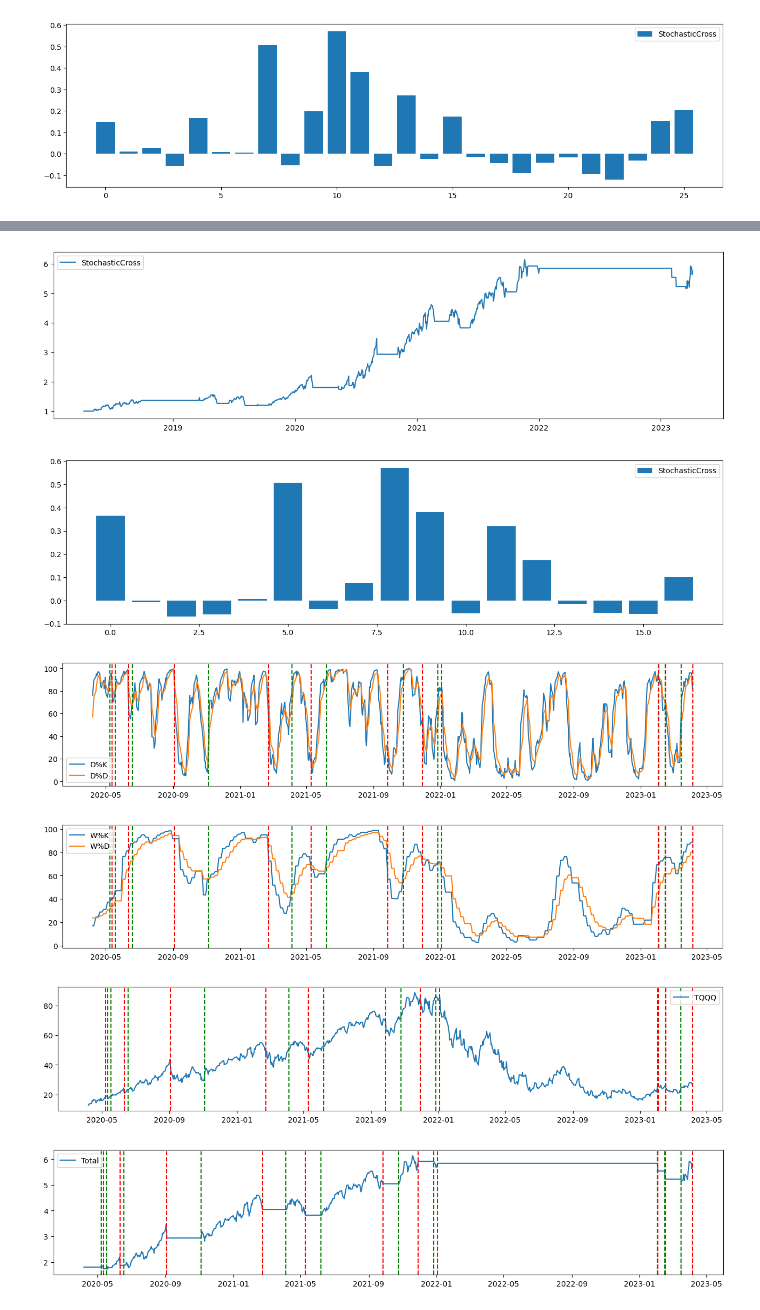
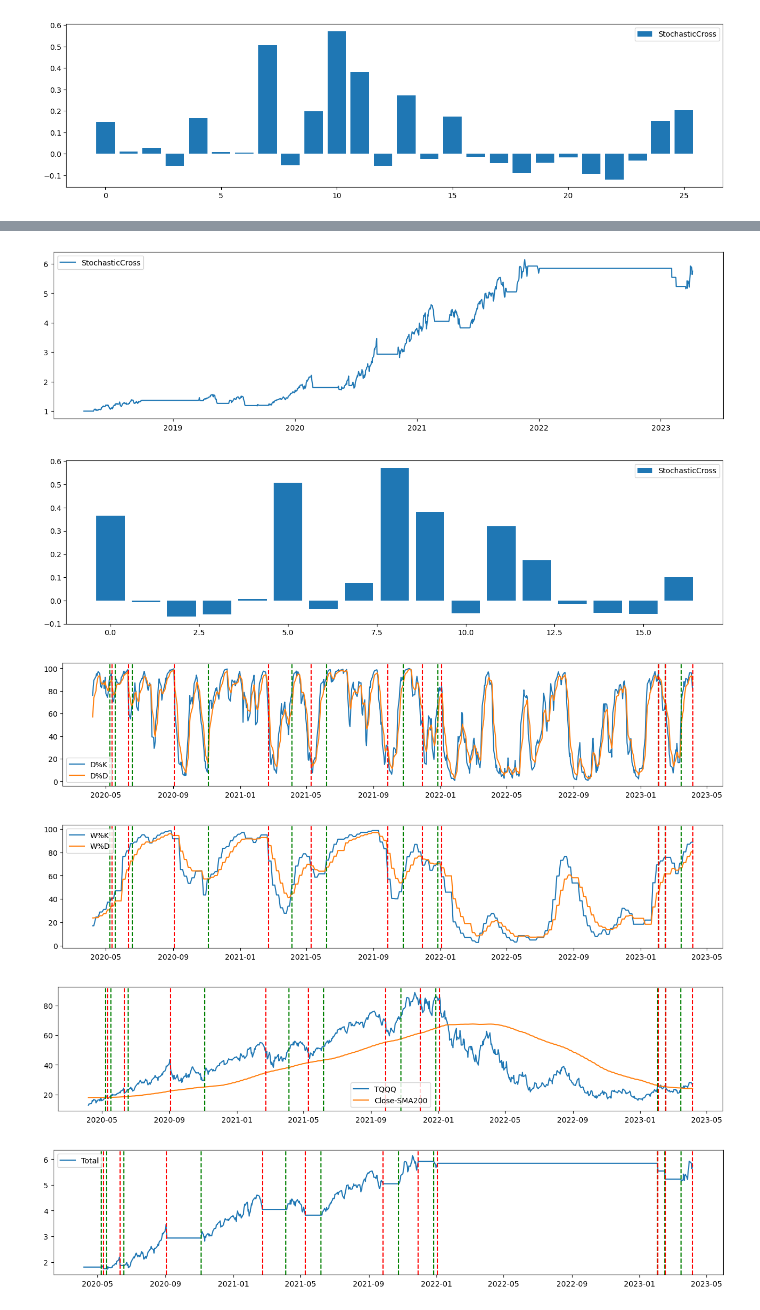
Before and after one commit to sylviawusyl/backtesting, a Jupyter notebook: stochastics_stg.ipynb, the cells around one changed output, grey strips where cells are left out. Saved outputs shown, nothing was run; the diff lists cells and outputs as text; code cells hidden in the pictures.

```diff
--- a/stochastics_stg.ipynb
+++ b/stochastics_stg.ipynb
@@ -213,7 +203,7 @@ p_sd = dt.datetime(2020,4,7)
 p_ed =   dt.datetime(2023,4,7)
 stg_200ma_bt.plot_joined_data(['D%K','D%D'], p_sd, p_ed)
 stg_200ma_bt.plot_joined_data(['W%K','W%D'], p_sd, p_ed)
-stg_200ma_bt.plot_joined_data(['TQQQ'], p_sd, p_ed)
+stg_200ma_bt.plot_joined_data(['TQQQ','Close-SMA200'], p_sd, p_ed)
 stg_200ma_bt.plot_joined_data(['Total'], p_sd, p_ed)
 # %% [output]
 StochasticCross:
@@ -236,6 +224,6 @@ Index(['TQQQ', 'Weekday', 'Signal_x', 'Cash', 'Stock', 'Total', 'Margin',
 [figure]
 [figure]
 [figure]
 [figure]
-[figure, old version]
+[figure, new version]
 [figure]
```
Also changed, not shown: parts of 7 cells of this notebook.
